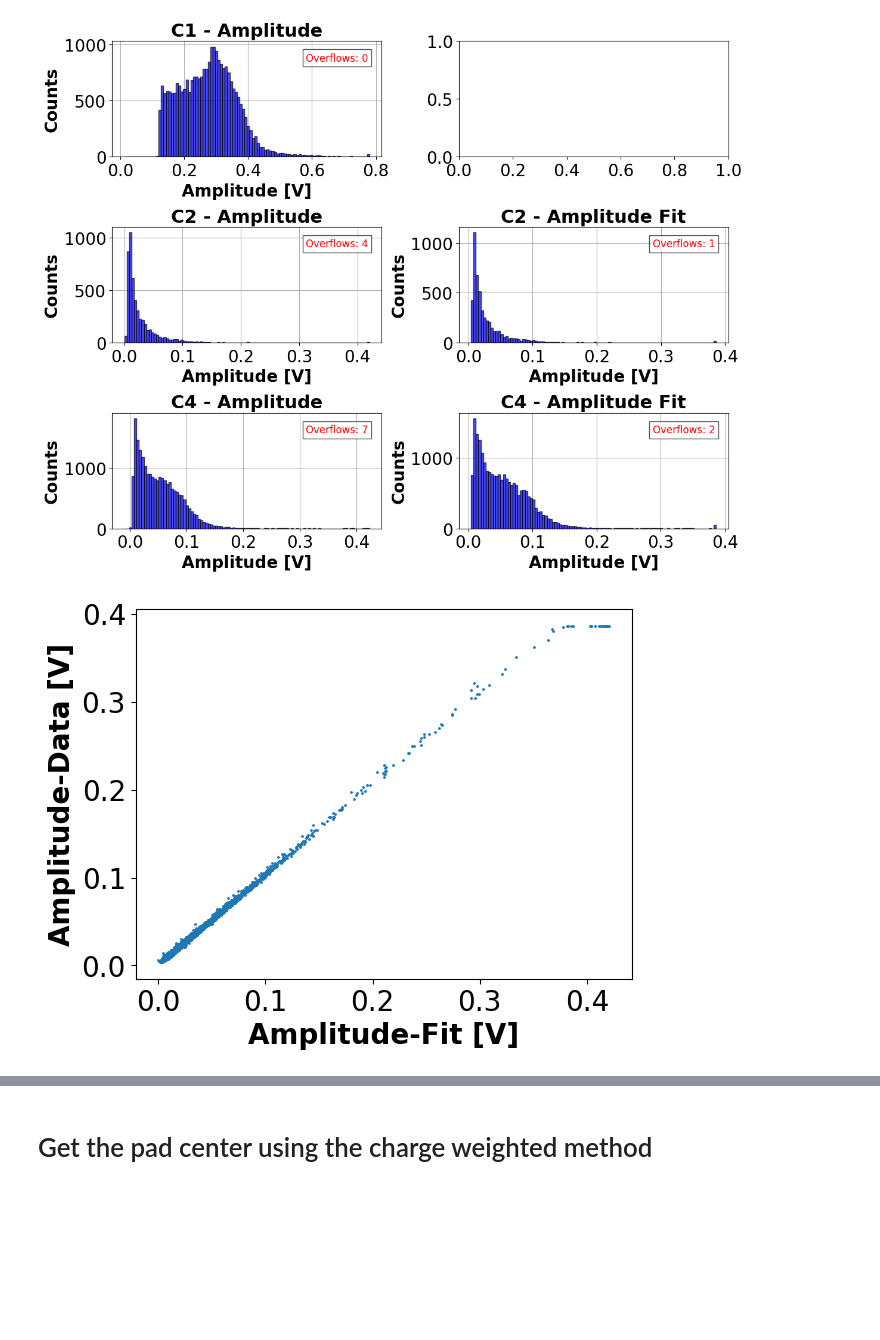
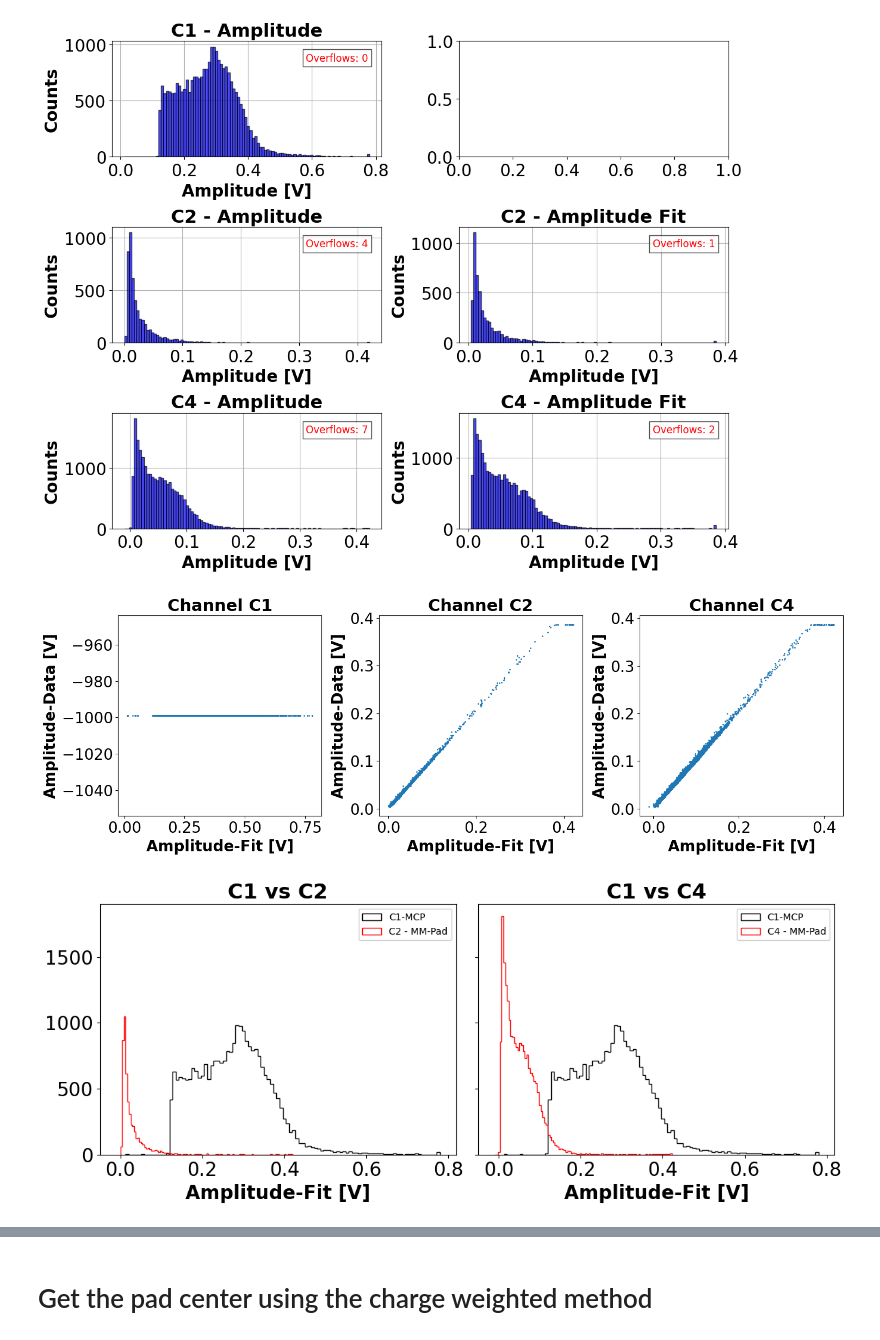
Before and after one commit to akallitss/py_analysis, a Jupyter notebook: single_pad_analysis/test_analysis.ipynb, the cells around one changed output, grey strips where cells are left out. Saved outputs shown, nothing was run; the diff lists cells and outputs as text; code cells hidden in the pictures; blank space fills up the shorter version.

```diff
--- a/single_pad_analysis/test_analysis.ipynb
+++ b/single_pad_analysis/test_analysis.ipynb
@@ -323,7 +352,7 @@ fig, axes = plt.subplots(nrows=3, ncols=2, figsize=(12, 10))  # 3 rows, 2 column
 for i, channel in enumerate(['C1', 'C2', 'C4']):
     # First peak amplitude histogram
     first_ampls_unfiltered = df[f'peakparam_{channel}/peakparam_{channel}.ampl']
-    df_filter = df[filters[channel]['ampl']]
+    df_filter = df[filters[channel]['ampl_cut']]
     first_ampls_filtered = df_filter[f'peakparam_{channel}/peakparam_{channel}.ampl']
 
     n_overflows = np.sum(first_ampls_unfiltered < min_ampl) + np.sum(first_ampls_unfiltered > max_ampl)  # Overflow count
@@ -350,7 +379,7 @@ for i, channel in enumerate(['C1', 'C2', 'C4']):
     # For C2 and C4, add the second amplitude (dampl) plot
     if channel in ['C2', 'C4']:
         first_dampls_unfiltered = df[f'peakparam_{channel}/peakparam_{channel}.dampl']
-        df_filter = df[filters[channel]['dampl']]
+        df_filter = df[filters[channel]['dampl_cut']]
         first_dampls_filtered = df_filter[f'peakparam_{channel}/peakparam_{channel}.dampl']
 
         n_overflows = np.sum(first_dampls_unfiltered < min_ampl) + np.sum(first_dampls_unfiltered > max_ampl)  # Overflow count
@@ -379,26 +408,55 @@ fig.tight_layout(rect=[0, 0, 1, 0.95])  # Adjust layout to avoid overlap
 plt.savefig('amplitude_histograms.pdf', dpi=300)
 # %% [output]
 [figure]
-# %%
-#correlation plot of amplitudes and damplitudes for channel C2 and C4
-fig, ax = plt.subplots()
-df_filter = df[filters['C2']['ampl']]
-c2_ampl_filtered = df_filter['peakparam_C2/peakparam_C2.ampl']
-c2_dampl_filtered = df_filter['peakparam_C2/peakparam_C2.dampl']
-# ax.scatter(df['peakparam_C2/peakparam_C2.ampl_filtered'], df['peakparam_C2/peakparam_C2.dampl_filtered'], s=1)
-ax.scatter(c2_ampl_filtered, c2_dampl_filtered, s=1)
-ax.set_title('')
-ax.set_xlabel('Amplitude-Fit [V]')
-ax.set_ylabel('Amplitude-Data [V]')
-plt.show()
-# %% [output]
-[figure, removed]
-# %%
-#make a plot with c1 and c4 amplitudes at the same graph
-fig, ax = plt.subplots(figsize=(8,5))
-ax.hist(df['peakparam_C1/peakparam_C1.ampl_filtered'], bins=100, histtype='step', color='black', lw=2, label=f'MCP-1')
-ax.hist(df['peakparam_C4/peakparam_C4.ampl_filtered'], bins=100, histtype='step', color='red', lw=2, label=f'MM-pad0')
-ax.set_title('')
-ax.set_xlabel('Amplitude[V]')
-ax.set_ylabel('')
-plt.show()
+# %%
+channels = filters.keys()  # Get all available channels
+num_channels = len(channels)
+
+fig, axes = plt.subplots(nrows=1, ncols=num_channels, figsize=(5*num_channels, 5))
+
+if num_channels == 1:
+    axes = [axes]  # Ensure `axes` is iterable when there's only one subplot
+
+for ax, ch in zip(axes, channels):
+    df_filter = df[filters[ch]['ampl_cut']]
+    ampl_filtered = df_filter[f'peakparam_{ch}/peakparam_{ch}.ampl']
+    dampl_filtered = df_filter[f'peakparam_{ch}/peakparam_{ch}.dampl']
+
+    ax.scatter(ampl_filtered, dampl_filtered, s=1)
+    ax.set_title(f'Channel {ch}')
+    ax.set_xlabel('Amplitude-Fit [V]')
+    ax.set_ylabel('Amplitude-Data [V]')
+# fig.text(0.5, 0.02, 'Amplitude-Fit [V]', ha='center', fontsize=12)
+plt.tight_layout()
+# %% [output]
+[figure, added]
+# %%
+compare_ch_ampl = [ch for ch in filters.keys() if ch != 'C1']
+
+num_plots = len(compare_ch_ampl)
+fig, axes = plt.subplots(nrows=1, ncols=num_plots, figsize=(6*num_plots, 5), sharex=True, sharey=True)
+
+if num_plots == 1:
+    axes = [axes]  # Ensure `axes` is iterable when there's only one subplot
+
+# Filter C1 data once (to avoid redundant computation)
+df_filter_c1 = df[filters['C1']['ampl_cut']]
+c1_ampl_filtered = df_filter_c1['peakparam_C1/peakparam_C1.ampl']
+
+for ax, ch in zip(axes, compare_ch_ampl):
+    # Apply filter for the other channel
+    df_filter_ch = df[filters[ch]['ampl_cut']]
+    ch_ampl_filtered = df_filter_ch[f'peakparam_{ch}/peakparam_{ch}.ampl']
+
+    # Plot histograms
+    ax.hist(c1_ampl_filtered, bins=100, histtype='step', color='black', lw=2, label='C1-MCP')
+    ax.hist(ch_ampl_filtered, bins=100, histtype='step', color='red', lw=2, label=f'{ch} - MM-Pad')
+
+    # Set title and legend
+    ax.set_title(f'C1 vs {ch}')
+    ax.set_xlabel('Amplitude-Fit [V]')
+    ax.legend()
+
+plt.tight_layout()
+# %% [output]
+[figure, added]
```
Also changed, not shown: parts of 20 cells of this notebook, 1 other file.
